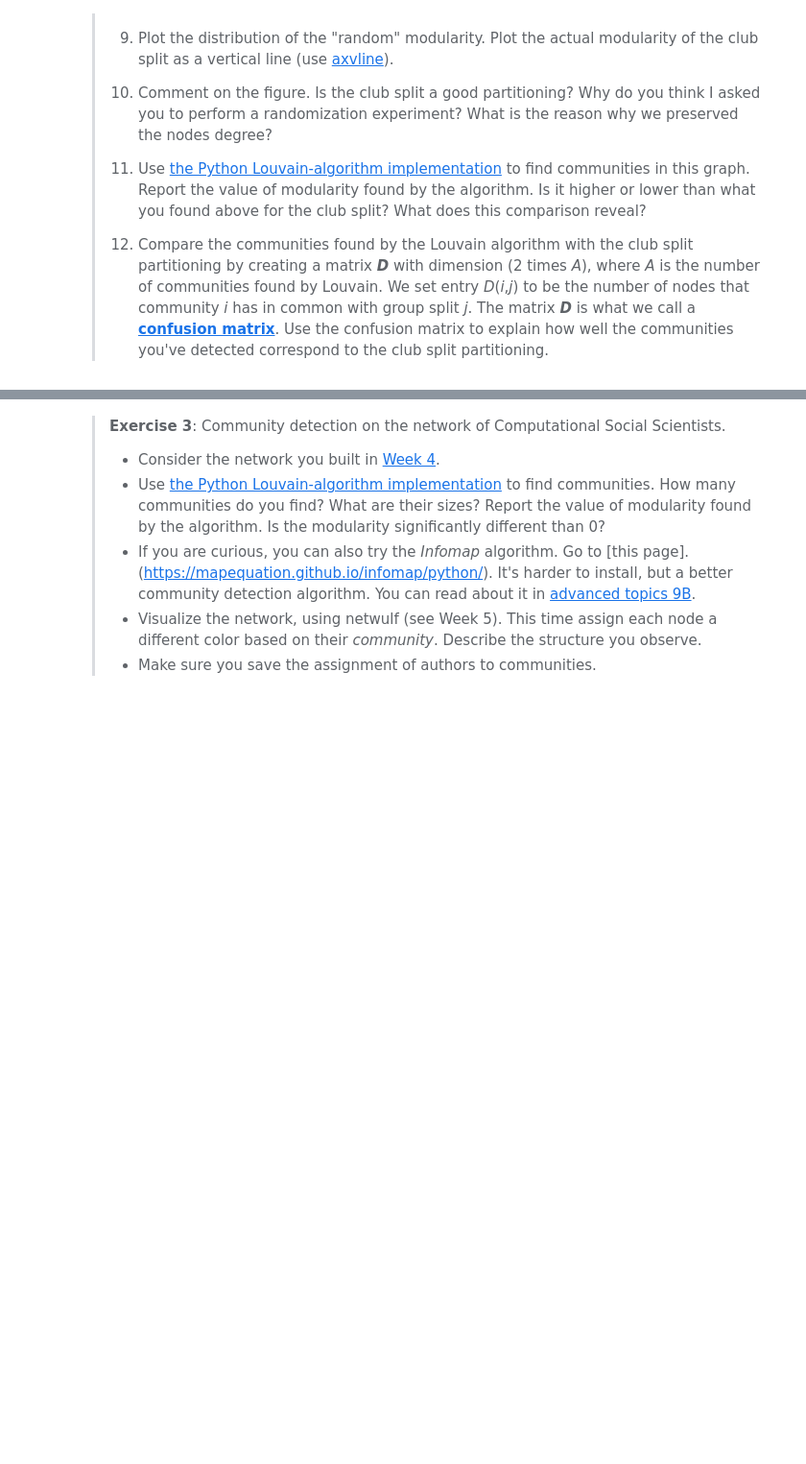
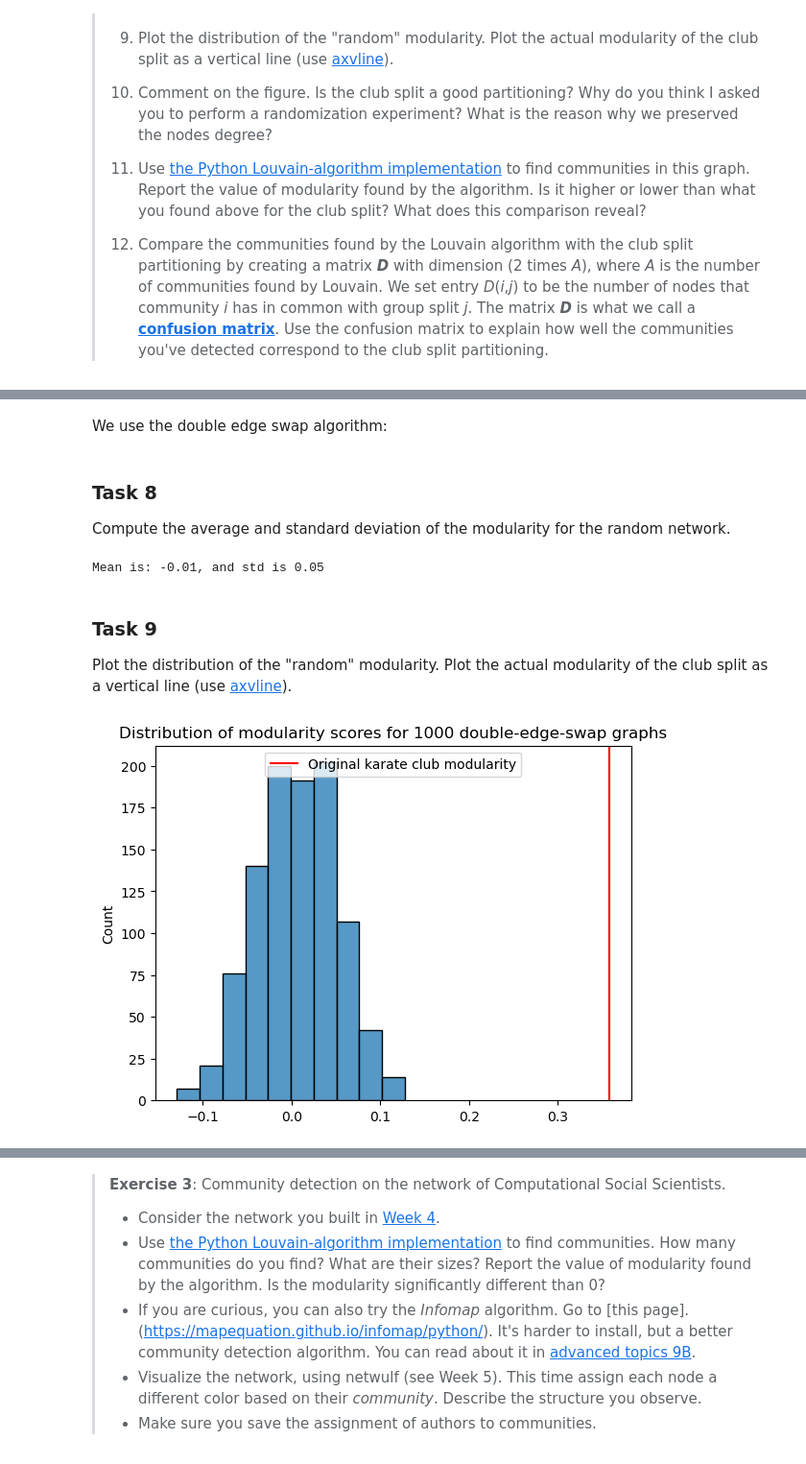
Before and after one commit to radziko/CompSocSci, a Jupyter notebook: Assignment2.ipynb, the cells around one changed output, grey strips where cells are left out. Shown at 96% size. Saved outputs shown, nothing was run; the diff lists cells and outputs as text; code cells hidden in the pictures; blank space fills up the shorter version.

```diff
--- a/Assignment2.ipynb
+++ b/Assignment2.ipynb
@@ -50,0 +265,32 @@ Let's dig in and try to understand more about the network of Computational Socia
+# %%
+import random
+
+# Define function for double edge swap. The output is a graph with the same number of nodes and edges as the input graph.
+def doubleSwap(G, N):
+    # Make a copy of the graph
+    H = G.copy()
+
+    for _ in range(N):
+
+        # Select two random edges from the graph H
+        t, s = random.sample(list(H.edges()), 2)
+
+        u, v = t
+        x, y = s
+
+        # Check non of the nodes are the same
+        if len(set([u,v,x,y])) != 4:
+            continue
+
+        #
+        if H.has_edge(u,y) or H.has_edge(x,v): # (x not in H[u]) or (y not in H[v]):
+            continue
+
+        # Remove edges from the graph H
+        H.remove_edges_from([t, s])
+        # Add new edges to the graph H
+        H.add_edges_from([(u,y), (x,v)])
+
+    return H
+
+swapped_graph = doubleSwap(G_karate, G_karate.number_of_edges()*2)
@@ -50,0 +318,26 @@ Let's dig in and try to understand more about the network of Computational Socia
+# %% [markdown]
+We use the double edge swap algorithm:
+# %%
+#swapped_graphs = [Swap(G_karate) for _ in range(1000) ]
+#modularities = [Modularity(graph, Partitioning(graph)) for graph in swapped_graphs]
+
+swapped_graphs = [doubleSwap(G_karate, G_karate.number_of_edges()*2) for _ in range(1000) ]
+modularities = [Modularity(graph, Partitioning(graph)) for graph in swapped_graphs]
+# %% [markdown]
+### Task 8
+Compute the average and standard deviation of the modularity for the random network.
+# %%
+print(f'Mean is: {np.mean(modularities):.2f}, and std is {np.std(modularities):.2f}')
+# %% [output]
+Mean is: -0.01, and std is 0.05
+# %% [markdown]
+### Task 9
+Plot the distribution of the "random" modularity. Plot the actual modularity of the club split as a vertical line (use [axvline](https://matplotlib.org/stable/api/_as_gen/matplotlib.pyplot.axvline.html)).
+# %%
+sns.histplot(modularities,bins=10)
+plt.axvline(karate_modularity, c='red', label='Original karate club modularity')
+plt.title('Distribution of modularity scores for 1000 double-edge-swap graphs')
+plt.legend(loc=9)
+plt.show()
+# %% [output]
+[figure, added]
```
Also changed, not shown: parts of 77 cells of this notebook, 1 other file.
